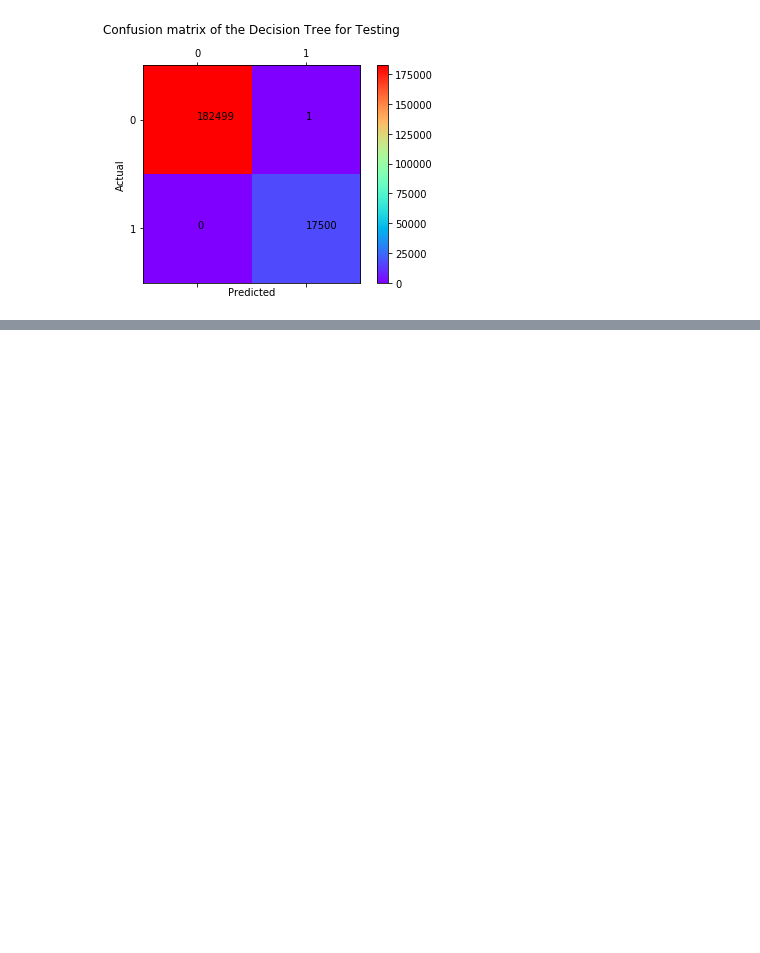
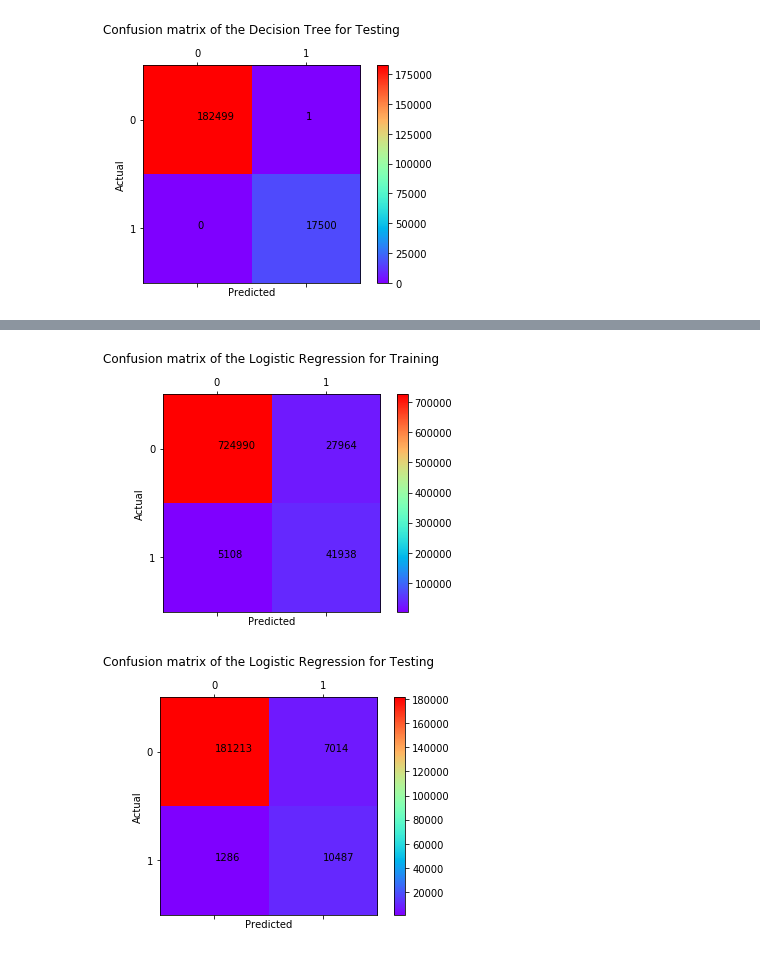
Before and after one commit to Harish521/BITS_DataMining_assignment, a Jupyter notebook: Fraud_Detection.ipynb, the cells around one changed output, grey strips where cells are left out. Drawn from its saved outputs; the diff is of its cells as text; code cells hidden in the pictures; blank space fills up the shorter version.

Commit message:
Add files via upload
Included Logistic Regression

```diff
--- a/Fraud_Detection.ipynb
+++ b/Fraud_Detection.ipynb
@@ -282,3 +281,17 @@ graph = graphviz.Source(dot_data)
 graph
 # %% [output]
 [drawing not drawn]
+# %%
+# Using LOGISTIC REGRESSION for Fraud detetction
+lrmodel = LogisticRegression(fit_intercept = True, C = 1e16,  solver = "newton-cg", max_iter=100)
+lrmodel.fit(x_train, y_train)
+y_pred_test = lrmodel.predict(x_test)
+y_pred_train = lrmodel.predict(x_train)
+print ("Test data accuracy", accuracy_score(y_test, y_pred_test))
+print ("Train data accuracy", accuracy_score(y_train, y_pred_train))
+print ("Train Data score", lrmodel.score(x_train, y_train))
+
+cm_train = confusion_matrix(y_pred_train, y_train)
+cm_test =  confusion_matrix(y_pred_test, y_test)
+print ("\nTrain data Confusion Matrix\n", cm_train)
+print ("\nTest data Confusion Matrix\n", cm_test)
@@ -284,0 +310,27 @@ graph
+# %%
+# Confusion matrix of the Logistic Regression
+import matplotlib.pyplot as plt
+%matplotlib inline
+
+def doPlot(cm, labels, tit):
+    fig = plt.figure()
+    ax = fig.add_subplot(111)
+
+    c = ax.matshow(cm, cmap=plt.cm.rainbow)
+    plt.title('Confusion matrix of the Logistic Regression for ' + tit +'\n')
+    fig.colorbar(c)
+    ax.set_xticklabels([''] + labels)
+    ax.set_yticklabels([''] + labels)
+    plt.xlabel('Predicted')
+    plt.ylabel('Actual')
+    s = [['TP','FN'], ['FP', 'TN']]
+    for i in range(2):
+        for j in range(2):
+            plt.text(j,i, str(cm[i][j]))
+    plt.show()
+
+doPlot(cm_train, ["0","1"], "Training")
+doPlot(cm_test, ["0","1"], "Testing")
+# %% [output]
+[figure, added]
+[figure, added]
```
Also changed, not shown: parts of 7 cells of this notebook.
